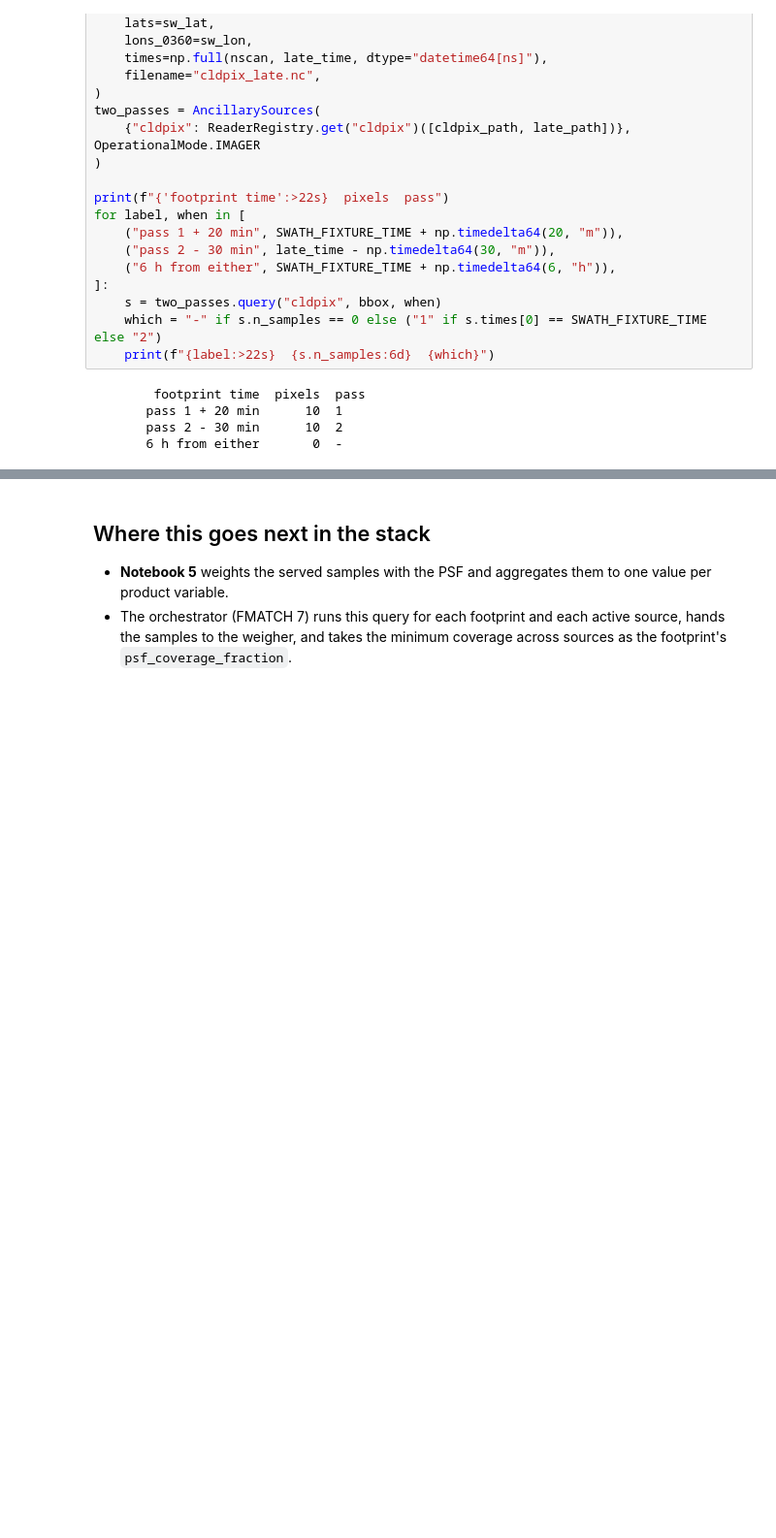
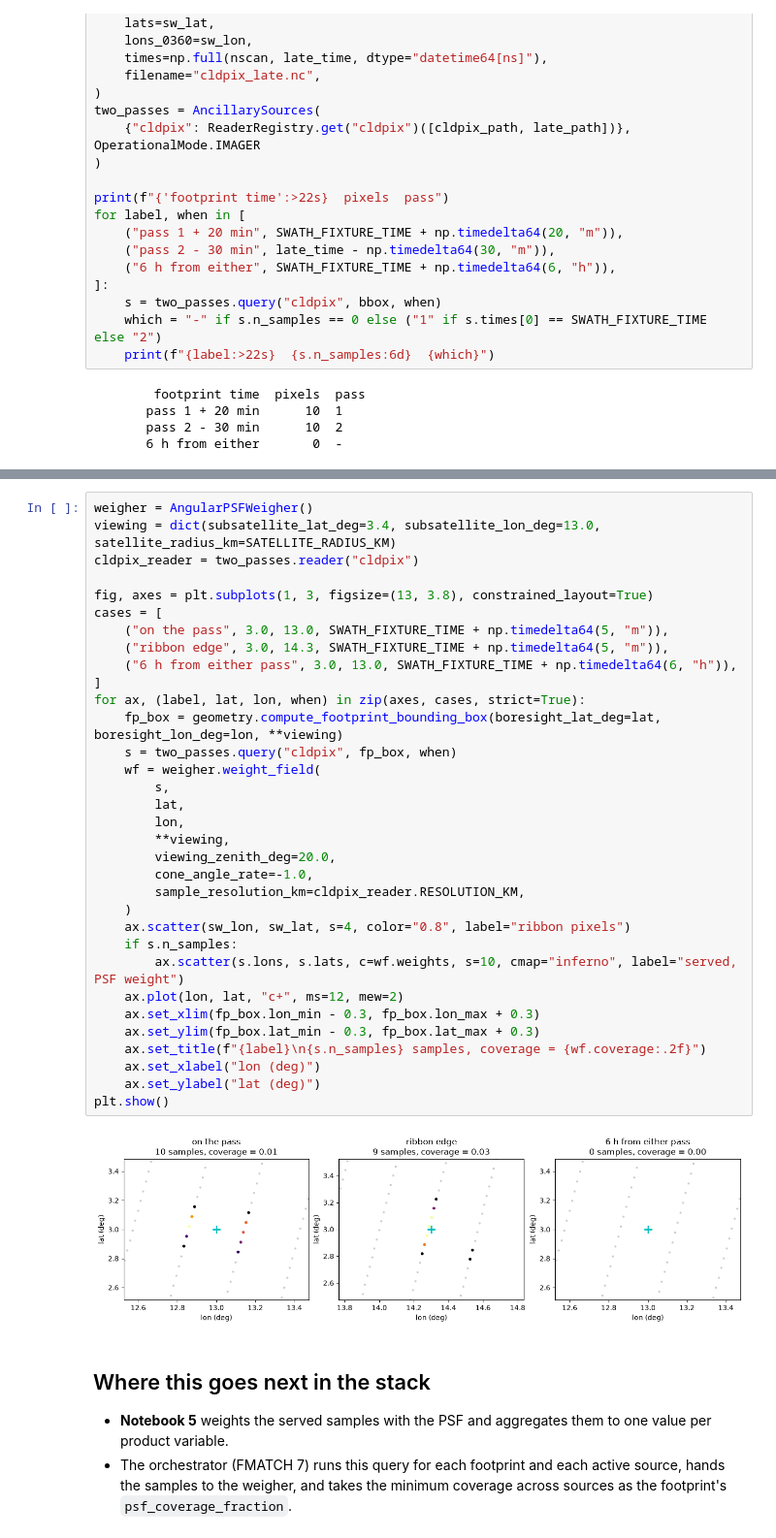
Before and after one commit to LASP-Libera/libera_utils, a Jupyter notebook: notebooks/04_sources_query.ipynb, the cells around one changed output, grey strips where cells are left out. Shown at 97% size. Drawn from its saved outputs; the diff is of its cells as text; blank space fills up the shorter version.

```diff
--- a/notebooks/04_sources_query.ipynb
+++ b/notebooks/04_sources_query.ipynb
@@ -196,3 +209,38 @@ for label, when in [
+# %%
+weigher = AngularPSFWeigher()
+viewing = dict(subsatellite_lat_deg=3.4, subsatellite_lon_deg=13.0, satellite_radius_km=SATELLITE_RADIUS_KM)
+cldpix_reader = two_passes.reader("cldpix")
+
+fig, axes = plt.subplots(1, 3, figsize=(13, 3.8), constrained_layout=True)
+cases = [
+    ("on the pass", 3.0, 13.0, SWATH_FIXTURE_TIME + np.timedelta64(5, "m")),
+    ("ribbon edge", 3.0, 14.3, SWATH_FIXTURE_TIME + np.timedelta64(5, "m")),
+    ("6 h from either pass", 3.0, 13.0, SWATH_FIXTURE_TIME + np.timedelta64(6, "h")),
+]
+for ax, (label, lat, lon, when) in zip(axes, cases, strict=True):
+    fp_box = geometry.compute_footprint_bounding_box(boresight_lat_deg=lat, boresight_lon_deg=lon, **viewing)
+    s = two_passes.query("cldpix", fp_box, when)
+    wf = weigher.weight_field(
+        s,
+        lat,
+        lon,
+        **viewing,
+        viewing_zenith_deg=20.0,
+        cone_angle_rate=-1.0,
+        sample_resolution_km=cldpix_reader.RESOLUTION_KM,
+    )
+    ax.scatter(sw_lon, sw_lat, s=4, color="0.8", label="ribbon pixels")
+    if s.n_samples:
+        ax.scatter(s.lons, s.lats, c=wf.weights, s=10, cmap="inferno", label="served, PSF weight")
+    ax.plot(lon, lat, "c+", ms=12, mew=2)
+    ax.set_xlim(fp_box.lon_min - 0.3, fp_box.lon_max + 0.3)
+    ax.set_ylim(fp_box.lat_min - 0.3, fp_box.lat_max + 0.3)
+    ax.set_title(f"{label}\n{s.n_samples} samples, coverage = {wf.coverage:.2f}")
+    ax.set_xlabel("lon (deg)")
+    ax.set_ylabel("lat (deg)")
+plt.show()
+# %% [output]
+[figure, added]
 # %% [markdown]
 ## Where this goes next in the stack
 
```
Also changed, not shown: parts of 4 cells of this notebook, 1 other file.
